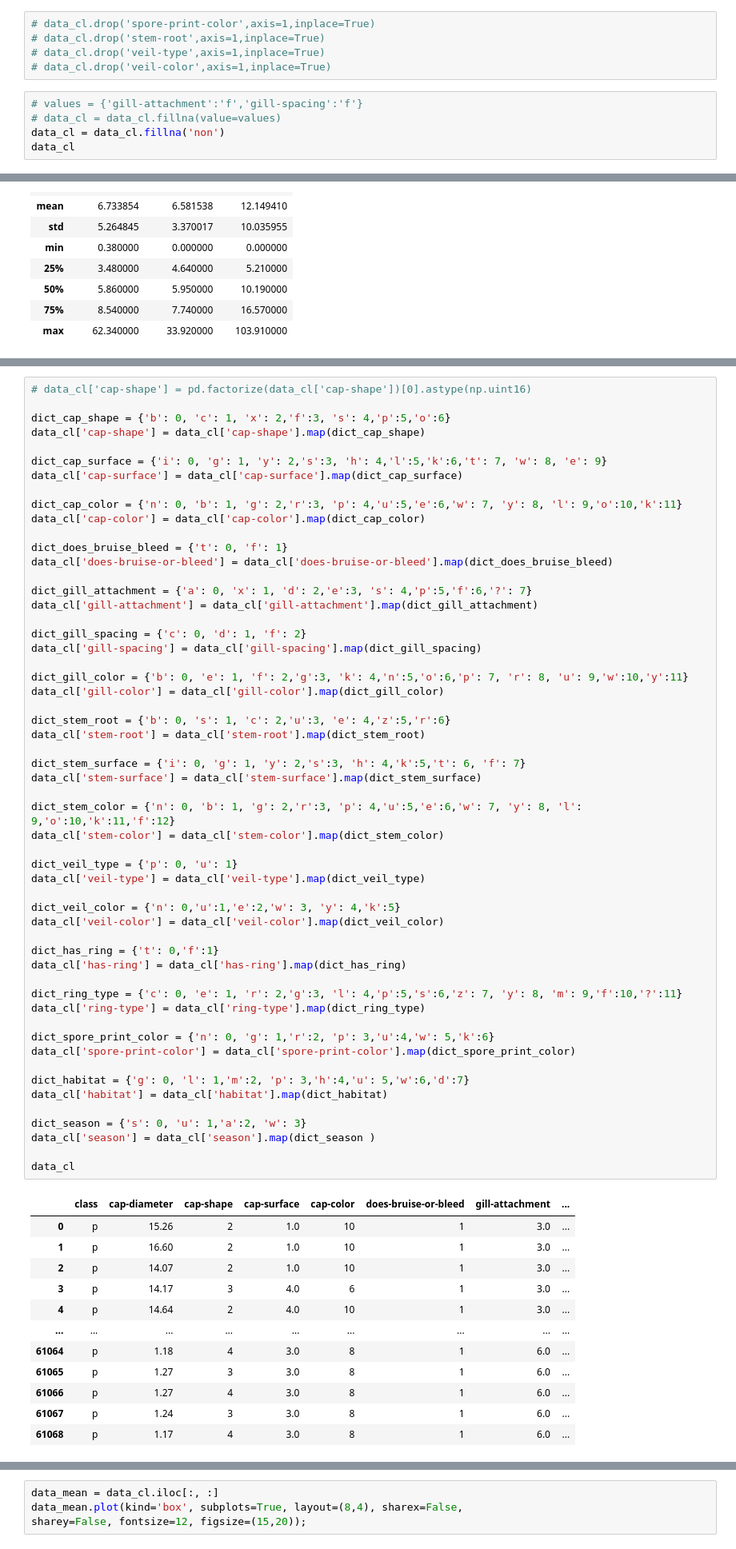
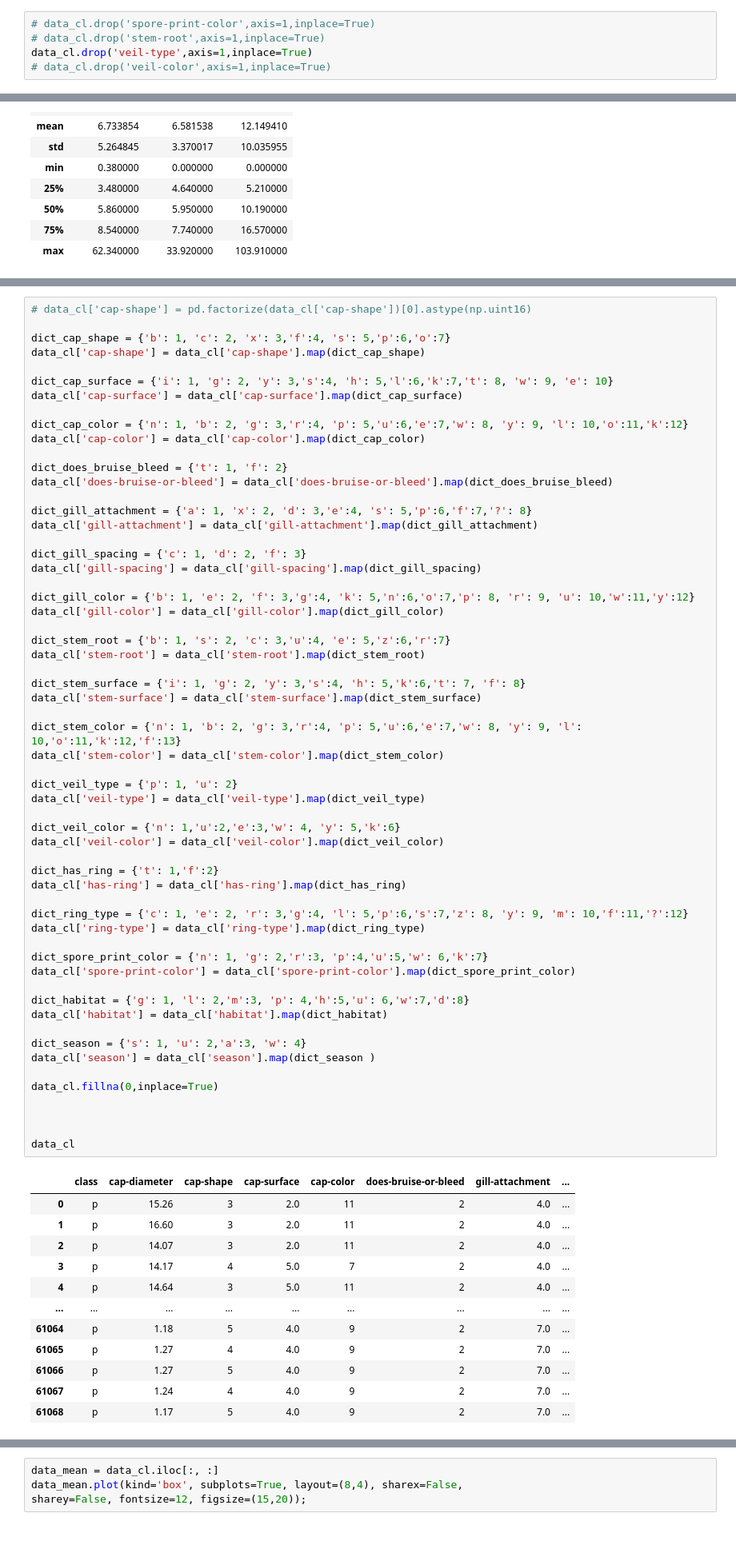
Before and after one commit to losemytoy/Machine-Learning, a Jupyter notebook: Untitled.ipynb, the cells around one changed output, grey strips where cells are left out. Shown at 80% size. Saved outputs shown, nothing was run; the diff lists cells and outputs as text.

```diff
--- a/Untitled.ipynb
+++ b/Untitled.ipynb
@@ -563,10 +564,5 @@ dtype: float64
 # %%
 # data_cl.drop('spore-print-color',axis=1,inplace=True)
 # data_cl.drop('stem-root',axis=1,inplace=True)
-# data_cl.drop('veil-type',axis=1,inplace=True)
+data_cl.drop('veil-type',axis=1,inplace=True)
 # data_cl.drop('veil-color',axis=1,inplace=True)
-# %%
-# values = {'gill-attachment':'f','gill-spacing':'f'}
-# data_cl = data_cl.fillna(value=values)
-data_cl = data_cl.fillna('non')
-data_cl
@@ -604,71 +586,75 @@ sns.countplot(x="class", data=all_df)
 # %%
 # data_cl['cap-shape'] = pd.factorize(data_cl['cap-shape'])[0].astype(np.uint16)
 
-dict_cap_shape = {'b': 0, 'c': 1, 'x': 2,'f':3, 's': 4,'p':5,'o':6}
+dict_cap_shape = {'b': 1, 'c': 2, 'x': 3,'f':4, 's': 5,'p':6,'o':7}
 data_cl['cap-shape'] = data_cl['cap-shape'].map(dict_cap_shape)
 
-dict_cap_surface = {'i': 0, 'g': 1, 'y': 2,'s':3, 'h': 4,'l':5,'k':6,'t': 7, 'w': 8, 'e': 9}
+dict_cap_surface = {'i': 1, 'g': 2, 'y': 3,'s':4, 'h': 5,'l':6,'k':7,'t': 8, 'w': 9, 'e': 10}
 data_cl['cap-surface'] = data_cl['cap-surface'].map(dict_cap_surface)
 
-dict_cap_color = {'n': 0, 'b': 1, 'g': 2,'r':3, 'p': 4,'u':5,'e':6,'w': 7, 'y': 8, 'l': 9,'o':10,'k':11}
+dict_cap_color = {'n': 1, 'b': 2, 'g': 3,'r':4, 'p': 5,'u':6,'e':7,'w': 8, 'y': 9, 'l': 10,'o':11,'k':12}
 data_cl['cap-color'] = data_cl['cap-color'].map(dict_cap_color)
 
-dict_does_bruise_bleed = {'t': 0, 'f': 1}
+dict_does_bruise_bleed = {'t': 1, 'f': 2}
 data_cl['does-bruise-or-bleed'] = data_cl['does-bruise-or-bleed'].map(dict_does_bruise_bleed)
 
-dict_gill_attachment = {'a': 0, 'x': 1, 'd': 2,'e':3, 's': 4,'p':5,'f':6,'?': 7}
+dict_gill_attachment = {'a': 1, 'x': 2, 'd': 3,'e':4, 's': 5,'p':6,'f':7,'?': 8}
 data_cl['gill-attachment'] = data_cl['gill-attachment'].map(dict_gill_attachment)
 
-dict_gill_spacing = {'c': 0, 'd': 1, 'f': 2}
+dict_gill_spacing = {'c': 1, 'd': 2, 'f': 3}
 data_cl['gill-spacing'] = data_cl['gill-spacing'].map(dict_gill_spacing)
 
-dict_gill_color = {'b': 0, 'e': 1, 'f': 2,'g':3, 'k': 4,'n':5,'o':6,'p': 7, 'r': 8, 'u': 9,'w':10,'y':11}
+dict_gill_color = {'b': 1, 'e': 2, 'f': 3,'g':4, 'k': 5,'n':6,'o':7,'p': 8, 'r': 9, 'u': 10,'w':11,'y':12}
 data_cl['gill-color'] = data_cl['gill-color'].map(dict_gill_color)
 
-dict_stem_root = {'b': 0, 's': 1, 'c': 2,'u':3, 'e': 4,'z':5,'r':6}
+dict_stem_root = {'b': 1, 's': 2, 'c': 3,'u':4, 'e': 5,'z':6,'r':7}
 data_cl['stem-root'] = data_cl['stem-root'].map(dict_stem_root)
 
-dict_stem_surface = {'i': 0, 'g': 1, 'y': 2,'s':3, 'h': 4,'k':5,'t': 6, 'f': 7}
+dict_stem_surface = {'i': 1, 'g': 2, 'y': 3,'s':4, 'h': 5,'k':6,'t': 7, 'f': 8}
 data_cl['stem-surface'] = data_cl['stem-surface'].map(dict_stem_surface)
 
-dict_stem_color = {'n': 0, 'b': 1, 'g': 2,'r':3, 'p': 4,'u':5,'e':6,'w': 7, 'y': 8, 'l': 9,'o':10,'k':11,'f':12}
+dict_stem_color = {'n': 1, 'b': 2, 'g': 3,'r':4, 'p': 5,'u':6,'e':7,'w': 8, 'y': 9, 'l': 10,'o':11,'k':12,'f':13}
 data_cl['stem-color'] = data_cl['stem-color'].map(dict_stem_color)
 
-dict_veil_type = {'p': 0, 'u': 1}
+dict_veil_type = {'p': 1, 'u': 2}
 data_cl['veil-type'] = data_cl['veil-type'].map(dict_veil_type)
 
-dict_veil_color = {'n': 0,'u':1,'e':2,'w': 3, 'y': 4,'k':5}
+dict_veil_color = {'n': 1,'u':2,'e':3,'w': 4, 'y': 5,'k':6}
 data_cl['veil-color'] = data_cl['veil-color'].map(dict_veil_color)
 
-dict_has_ring = {'t': 0,'f':1}
+dict_has_ring = {'t': 1,'f':2}
 data_cl['has-ring'] = data_cl['has-ring'].map(dict_has_ring)
 
-dict_ring_type = {'c': 0, 'e': 1, 'r': 2,'g':3, 'l': 4,'p':5,'s':6,'z': 7, 'y': 8, 'm': 9,'f':10,'?':11}
+dict_ring_type = {'c': 1, 'e': 2, 'r': 3,'g':4, 'l': 5,'p':6,'s':7,'z': 8, 'y': 9, 'm': 10,'f':11,'?':12}
 data_cl['ring-type'] = data_cl['ring-type'].map(dict_ring_type)
 
-dict_spore_print_color = {'n': 0, 'g': 1,'r':2, 'p': 3,'u':4,'w': 5,'k':6}
+dict_spore_print_color = {'n': 1, 'g': 2,'r':3, 'p':4,'u':5,'w': 6,'k':7}
 data_cl['spore-print-color'] = data_cl['spore-print-color'].map(dict_spore_print_color)
 
-dict_habitat = {'g': 0, 'l': 1,'m':2, 'p': 3,'h':4,'u': 5,'w':6,'d':7}
+dict_habitat = {'g': 1, 'l': 2,'m':3, 'p': 4,'h':5,'u': 6,'w':7,'d':8}
 data_cl['habitat'] = data_cl['habitat'].map(dict_habitat)
 
-dict_season = {'s': 0, 'u': 1,'a':2, 'w': 3}
+dict_season = {'s': 1, 'u': 2,'a':3, 'w': 4}
 data_cl['season'] = data_cl['season'].map(dict_season )
 
+data_cl.fillna(0,inplace=True)
+
+
+
 data_cl
 # %% [output]
 |  | class | cap-diameter | cap-shape | cap-surface | cap-color | does-bruise-or-bleed | gill-attachment | ... |
-| 0 | p | 15.26 | 2 | 1.0 | 10 | 1 | 3.0 | ... |
-| 1 | p | 16.60 | 2 | 1.0 | 10 | 1 | 3.0 | ... |
-| 2 | p | 14.07 | 2 | 1.0 | 10 | 1 | 3.0 | ... |
-| 3 | p | 14.17 | 3 | 4.0 | 6 | 1 | 3.0 | ... |
-| 4 | p | 14.64 | 2 | 4.0 | 10 | 1 | 3.0 | ... |
+| 0 | p | 15.26 | 3 | 2.0 | 11 | 2 | 4.0 | ... |
+| 1 | p | 16.60 | 3 | 2.0 | 11 | 2 | 4.0 | ... |
+| 2 | p | 14.07 | 3 | 2.0 | 11 | 2 | 4.0 | ... |
+| 3 | p | 14.17 | 4 | 5.0 | 7 | 2 | 4.0 | ... |
+| 4 | p | 14.64 | 3 | 5.0 | 11 | 2 | 4.0 | ... |
 | ... | ... | ... | ... | ... | ... | ... | ... | ... |
-| 61064 | p | 1.18 | 4 | 3.0 | 8 | 1 | 6.0 | ... |
-| 61065 | p | 1.27 | 3 | 3.0 | 8 | 1 | 6.0 | ... |
-| 61066 | p | 1.27 | 4 | 3.0 | 8 | 1 | 6.0 | ... |
-| 61067 | p | 1.24 | 3 | 3.0 | 8 | 1 | 6.0 | ... |
-| 61068 | p | 1.17 | 4 | 3.0 | 8 | 1 | 6.0 | ... |
+| 61064 | p | 1.18 | 5 | 4.0 | 9 | 2 | 7.0 | ... |
+| 61065 | p | 1.27 | 4 | 4.0 | 9 | 2 | 7.0 | ... |
+| 61066 | p | 1.27 | 5 | 4.0 | 9 | 2 | 7.0 | ... |
+| 61067 | p | 1.24 | 4 | 4.0 | 9 | 2 | 7.0 | ... |
+| 61068 | p | 1.17 | 5 | 4.0 | 9 | 2 | 7.0 | ... |
 61069 rows × 21 columns
 # %%
 data_cl.drop('spore-print-color',axis=1)
```
Also changed, not shown: parts of 15 cells of this notebook.
